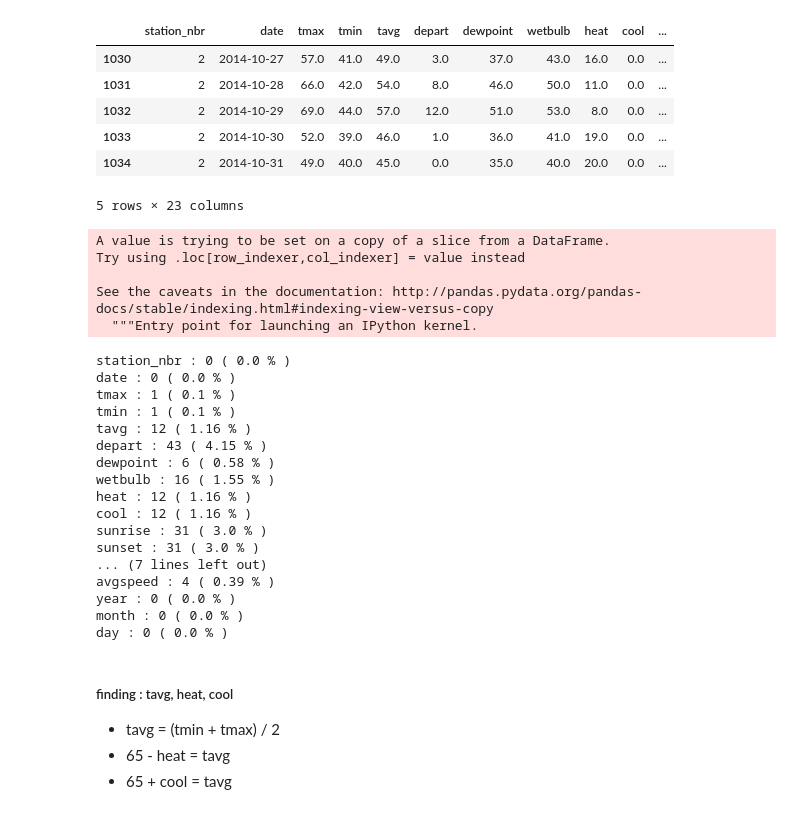
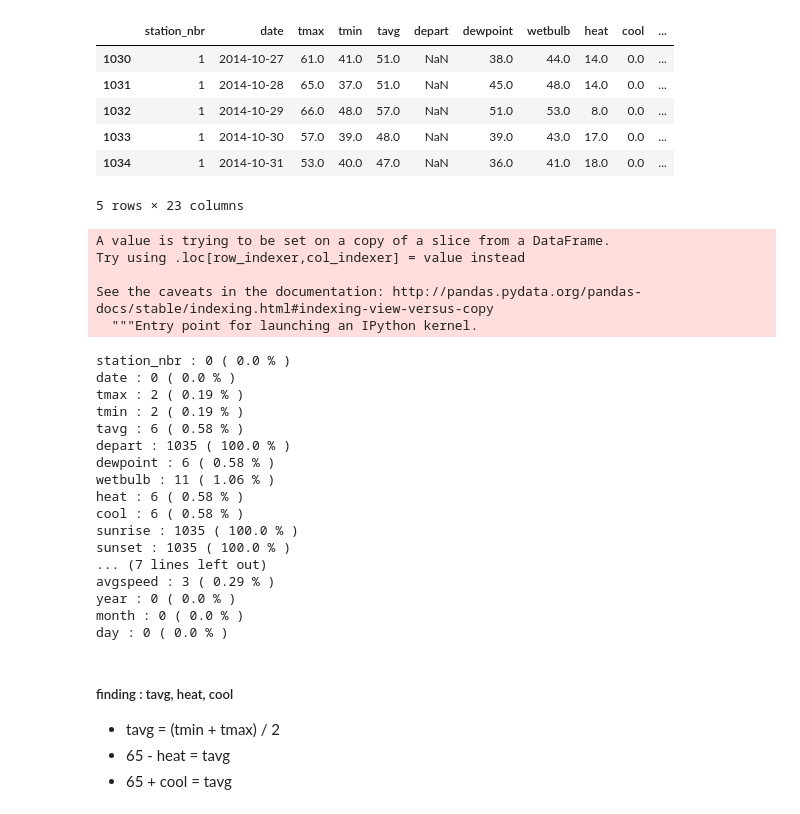
Before and after one commit to Junhojuno/Walmart-sales-in-stormy-weather, a Jupyter notebook: station1_replace_monthmean.ipynb, the cells around one changed output. Saved outputs shown, nothing was run; the diff lists cells and outputs as text; code cells hidden in the pictures.

```diff
--- a/station1_replace_monthmean.ipynb
+++ b/station1_replace_monthmean.ipynb
@@ -1,16 +1,16 @@
 # %%
 weather = weather = pd.read_csv("weather_imputation.csv")
 
-station = weather[weather['station_nbr'] == 2]
+station = weather[weather['station_nbr'] == 1]
 station.reset_index(drop=True, inplace=True)
 station.tail()
 # %% [output]
 |  | station_nbr | date | tmax | tmin | tavg | depart | dewpoint | wetbulb | heat | cool | ... |
-| 1030 | 2 | 2014-10-27 | 57.0 | 41.0 | 49.0 | 3.0 | 37.0 | 43.0 | 16.0 | 0.0 | ... |
-| 1031 | 2 | 2014-10-28 | 66.0 | 42.0 | 54.0 | 8.0 | 46.0 | 50.0 | 11.0 | 0.0 | ... |
-| 1032 | 2 | 2014-10-29 | 69.0 | 44.0 | 57.0 | 12.0 | 51.0 | 53.0 | 8.0 | 0.0 | ... |
-| 1033 | 2 | 2014-10-30 | 52.0 | 39.0 | 46.0 | 1.0 | 36.0 | 41.0 | 19.0 | 0.0 | ... |
-| 1034 | 2 | 2014-10-31 | 49.0 | 40.0 | 45.0 | 0.0 | 35.0 | 40.0 | 20.0 | 0.0 | ... |
+| 1030 | 1 | 2014-10-27 | 61.0 | 41.0 | 51.0 | NaN | 38.0 | 44.0 | 14.0 | 0.0 | ... |
+| 1031 | 1 | 2014-10-28 | 65.0 | 37.0 | 51.0 | NaN | 45.0 | 48.0 | 14.0 | 0.0 | ... |
+| 1032 | 1 | 2014-10-29 | 66.0 | 48.0 | 57.0 | NaN | 51.0 | 53.0 | 8.0 | 0.0 | ... |
+| 1033 | 1 | 2014-10-30 | 57.0 | 39.0 | 48.0 | NaN | 39.0 | 43.0 | 17.0 | 0.0 | ... |
+| 1034 | 1 | 2014-10-31 | 53.0 | 40.0 | 47.0 | NaN | 36.0 | 41.0 | 18.0 | 0.0 | ... |
 5 rows × 23 columns
 # %%
 station['date'] = pd.to_datetime(station['date'])
@@ -27,18 +27,18 @@ for i in station.columns:
 # %% [output]
 station_nbr : 0 ( 0.0 % )
 date : 0 ( 0.0 % )
-tmax : 1 ( 0.1 % )
-tmin : 1 ( 0.1 % )
-tavg : 12 ( 1.16 % )
-depart : 43 ( 4.15 % )
+tmax : 2 ( 0.19 % )
+tmin : 2 ( 0.19 % )
+tavg : 6 ( 0.58 % )
+depart : 1035 ( 100.0 % )
 dewpoint : 6 ( 0.58 % )
-wetbulb : 16 ( 1.55 % )
-heat : 12 ( 1.16 % )
-cool : 12 ( 1.16 % )
-sunrise : 31 ( 3.0 % )
-sunset : 31 ( 3.0 % )
+wetbulb : 11 ( 1.06 % )
+heat : 6 ( 0.58 % )
+cool : 6 ( 0.58 % )
+sunrise : 1035 ( 100.0 % )
+sunset : 1035 ( 100.0 % )
 ... (7 lines left out)
-avgspeed : 4 ( 0.39 % )
+avgspeed : 3 ( 0.29 % )
 year : 0 ( 0.0 % )
 month : 0 ( 0.0 % )
 day : 0 ( 0.0 % )
```
Also changed, not shown: parts of 5 cells of this notebook.
